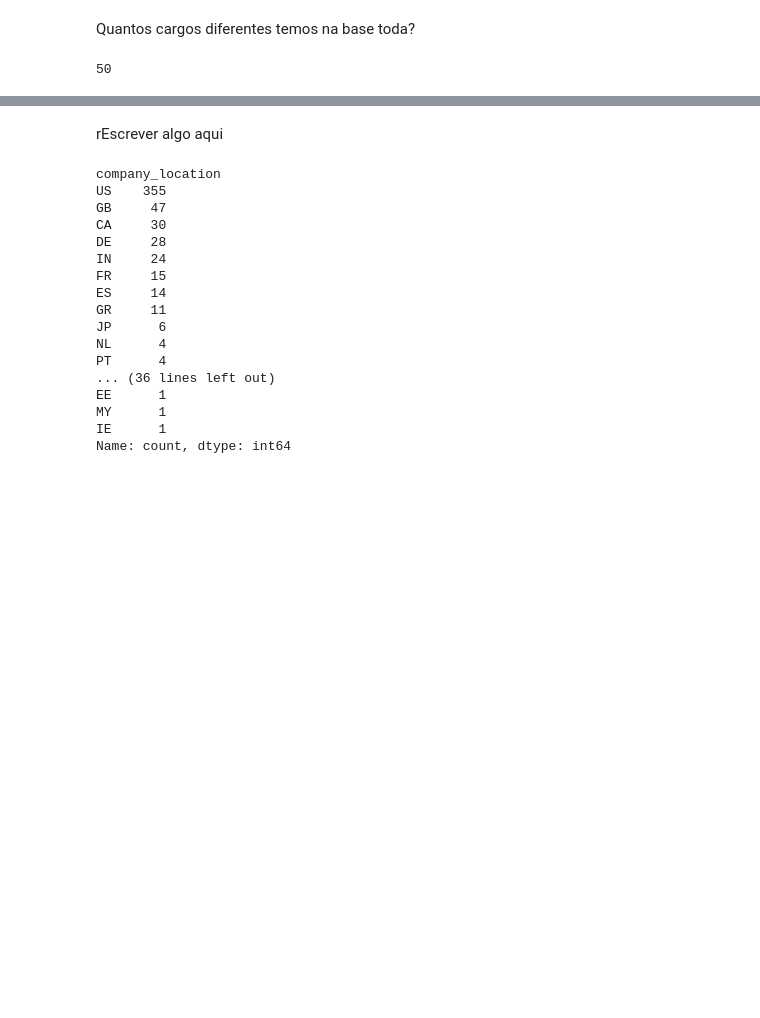
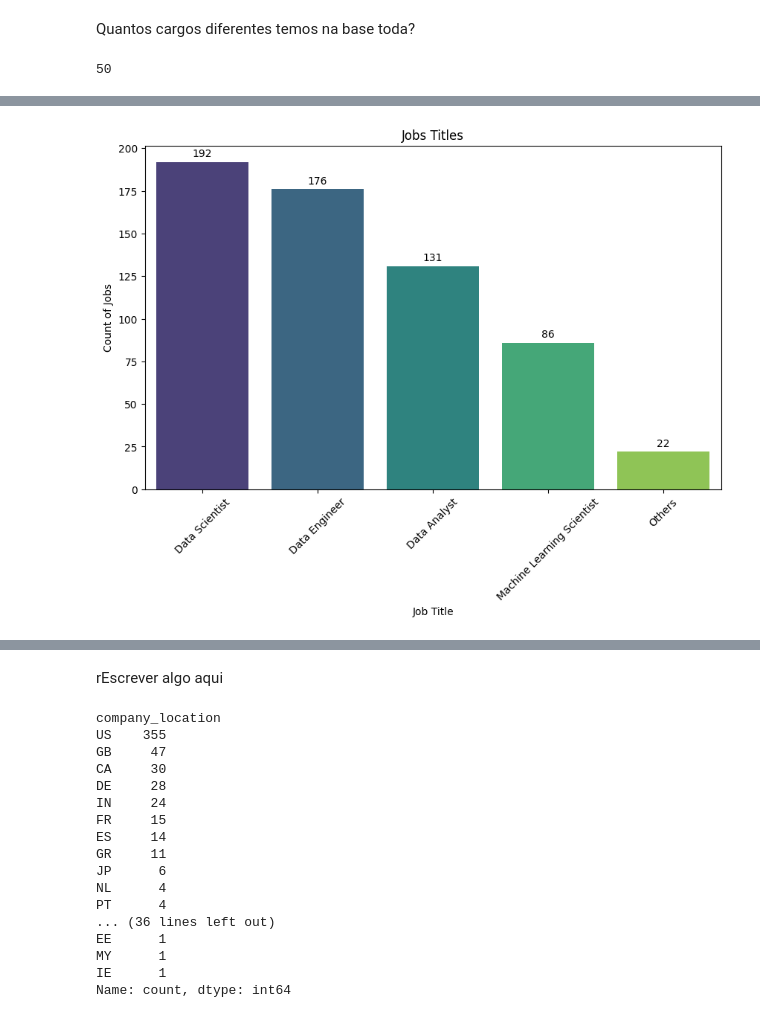
Before and after one commit to wesiley/Data-Scientist-Job-Salaries-EDA, a Jupyter notebook: Data_Science_EDA.ipynb, the cells around one changed output, grey strips where cells are left out. Drawn from its saved outputs; the diff is of its cells as text; code cells hidden in the pictures; blank space fills up the shorter version.

```diff
--- a/Data_Science_EDA.ipynb
+++ b/Data_Science_EDA.ipynb
@@ -323,0 +382,20 @@ jobs.head(10)
+# %%
+plt.figure(figsize=(10, 6))
+ax = sns.barplot(x='job_title', y=0, data = modified_jobs, palette = 'viridis', hue='job_title', legend=False)
+
+plt.title('Jobs Titles')
+plt.xlabel('Job Title')
+plt.ylabel('Count of Jobs')
+plt.xticks(rotation=45)
+
+for p in ax.patches:
+    height = p.get_height()
+    ax.annotate(f'{int(height)}',
+                (p.get_x() + p.get_width() / 2., height),
+                ha='center', va='bottom',
+                xytext=(0, 3),  # desloca o texto 5 pontos para cima
+                textcoords='offset points')
+
+plt.show()
+# %% [output]
+[figure, added]
```
Also changed, not shown: parts of 17 cells of this notebook.
